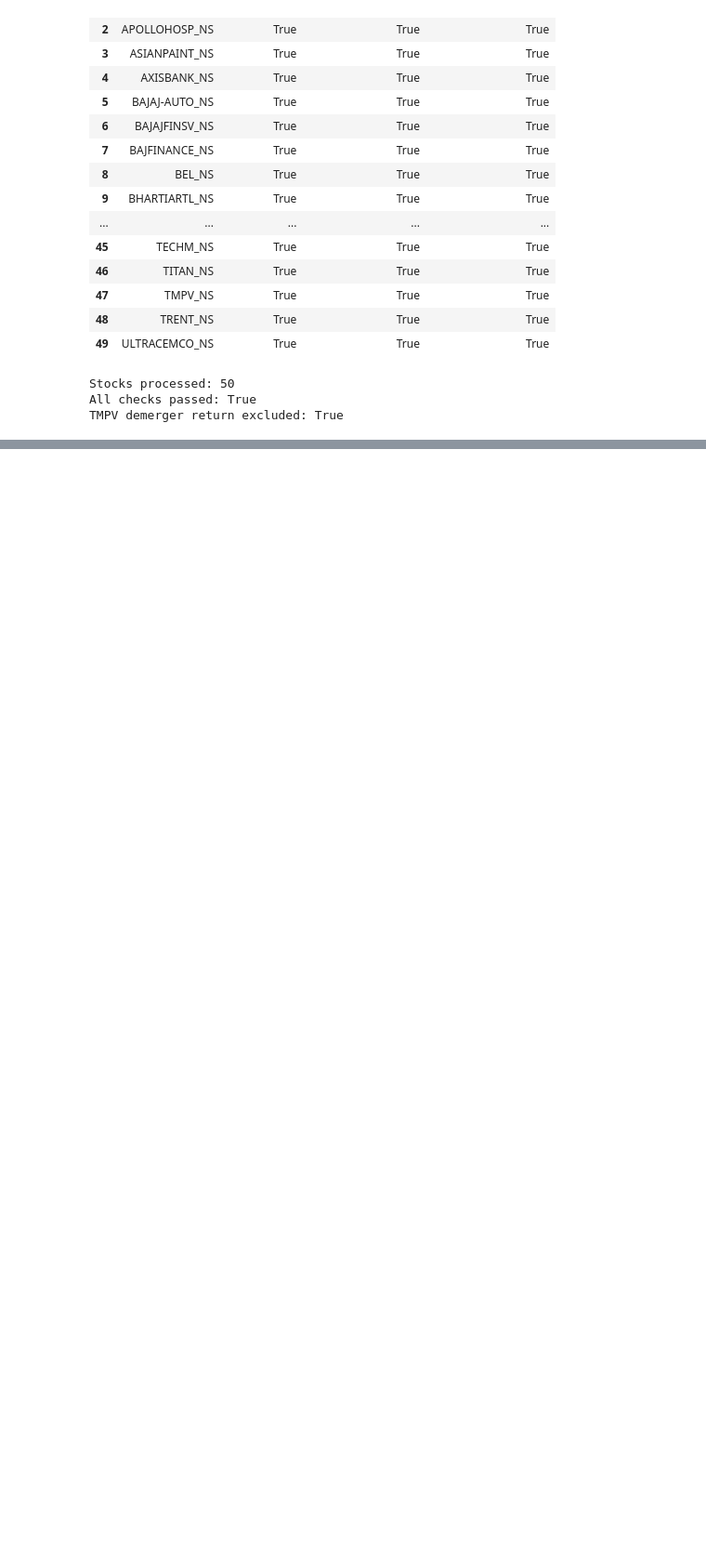
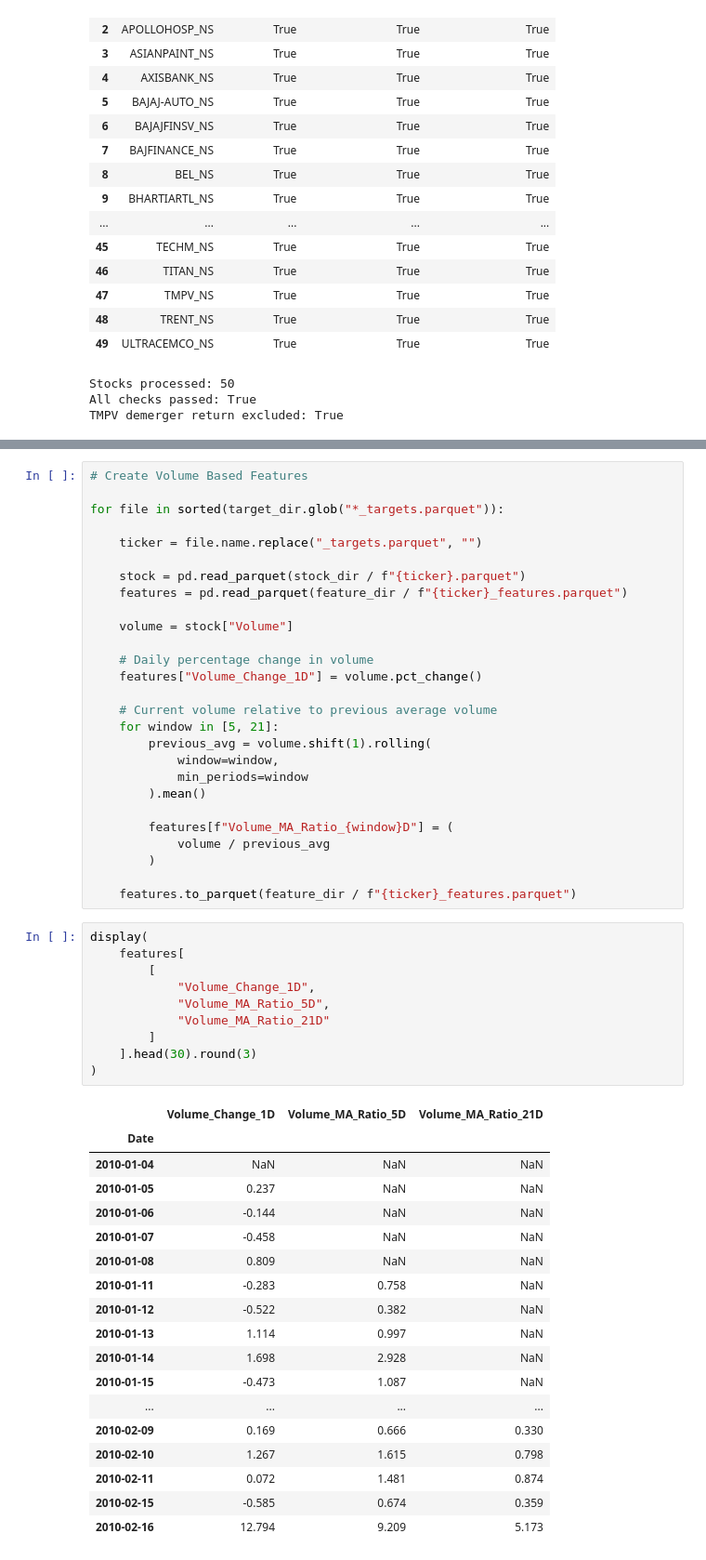
Before and after one commit to Srisupha29/DataScience_Projects, a Jupyter notebook: Indian_Equity_Market_Risk_Forecaster/notebooks/02_Volatility_Targets.ipynb, the cells around one changed output, grey strips where cells are left out. Shown at 93% size. Saved outputs shown, nothing was run; the diff lists cells and outputs as text; blank space fills up the shorter version.

```diff
--- a/Indian_Equity_Market_Risk_Forecaster/notebooks/02_Volatility_Targets.ipynb
+++ b/Indian_Equity_Market_Risk_Forecaster/notebooks/02_Volatility_Targets.ipynb
@@ -340,0 +444,56 @@ TMPV demerger return excluded: True
+# %%
+# Create Volume Based Features
+
+for file in sorted(target_dir.glob("*_targets.parquet")):
+
+    ticker = file.name.replace("_targets.parquet", "")
+
+    stock = pd.read_parquet(stock_dir / f"{ticker}.parquet")
+    features = pd.read_parquet(feature_dir / f"{ticker}_features.parquet")
+
+    volume = stock["Volume"]
+
+    # Daily percentage change in volume
+    features["Volume_Change_1D"] = volume.pct_change()
+
+    # Current volume relative to previous average volume
+    for window in [5, 21]:
+        previous_avg = volume.shift(1).rolling(
+            window=window,
+            min_periods=window
+        ).mean()
+
+        features[f"Volume_MA_Ratio_{window}D"] = (
+            volume / previous_avg
+        )
+
+    features.to_parquet(feature_dir / f"{ticker}_features.parquet")
+# %%
+display(
+    features[
+        [
+            "Volume_Change_1D",
+            "Volume_MA_Ratio_5D",
+            "Volume_MA_Ratio_21D"
+        ]
+    ].head(30).round(3)
+)
+# %% [output]
+|  | Volume_Change_1D | Volume_MA_Ratio_5D | Volume_MA_Ratio_21D |
+| Date |  |  |  |
+| 2010-01-04 | NaN | NaN | NaN |
+| 2010-01-05 | 0.237 | NaN | NaN |
+| 2010-01-06 | -0.144 | NaN | NaN |
+| 2010-01-07 | -0.458 | NaN | NaN |
+| 2010-01-08 | 0.809 | NaN | NaN |
+| 2010-01-11 | -0.283 | 0.758 | NaN |
+| 2010-01-12 | -0.522 | 0.382 | NaN |
+| 2010-01-13 | 1.114 | 0.997 | NaN |
+| 2010-01-14 | 1.698 | 2.928 | NaN |
+| 2010-01-15 | -0.473 | 1.087 | NaN |
+| ... | ... | ... | ... |
+| 2010-02-09 | 0.169 | 0.666 | 0.330 |
+| 2010-02-10 | 1.267 | 1.615 | 0.798 |
+| 2010-02-11 | 0.072 | 1.481 | 0.874 |
+| 2010-02-15 | -0.585 | 0.674 | 0.359 |
+| 2010-02-16 | 12.794 | 9.209 | 5.173 |
```
Also changed, not shown: parts of 5 cells of this notebook, 1 other file.
